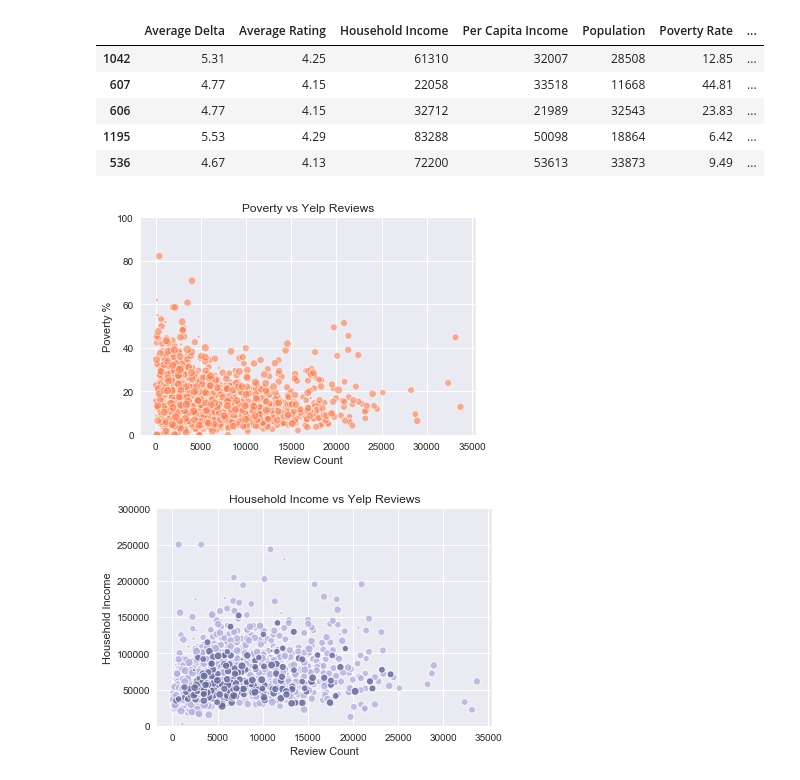
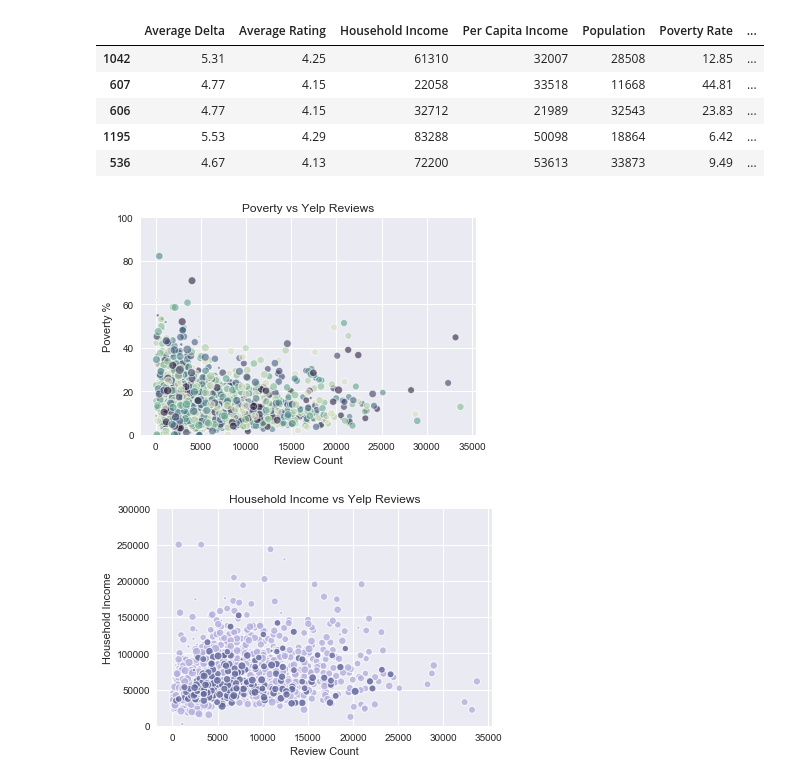
Before and after one commit to shethmonali/Project-One, a Jupyter notebook: yc_charts_ken.ipynb, the cells around one changed output. Cells and saved outputs as stored; diff of their text form; code cells hidden in the pictures.

```diff
--- a/yc_charts_ken.ipynb
+++ b/yc_charts_ken.ipynb
@@ -52,22 +52,22 @@ yc_fin_top200rev["Average Delta"] = pd.to_numeric(yc_fin_top200rev["Average Delt
 # %%
 # All-in Bubble Plot of Poverty Rate vs Review Count with 'Average Delta' as Bubble size
 plt.scatter(yc_fin_df["Review Count"],
             poverty_rate,
-            s=yc_fin_df["Average Delta"]*10, c="coral",
+            s=yc_fin_df["Average Delta"]*10, c=sns.cubehelix_palette(8, start=.5, rot=-.75),
             edgecolor="white", linewidths=1, marker="o",
             alpha=0.6, label="Poverty")
 
 # Incorporate the other graph properties
 plt.title("Poverty vs Yelp Reviews")
 plt.ylabel("Poverty %")
 plt.xlabel("Review Count")
 plt.ylim((0,100))
 plt.grid(True)
 sns.set()
 
 plt.show()
 # %% [output]
-[figure, old version]
+[figure, new version]
 # %%
 # All-in Bubble Plot of Household Income vs Review Count with 'Average Delta' as Bubble Size Top 200 Population
 plt.scatter(yc_fin_df["Review Count"],
```
Also changed, not shown: parts of 3 cells of this notebook.
